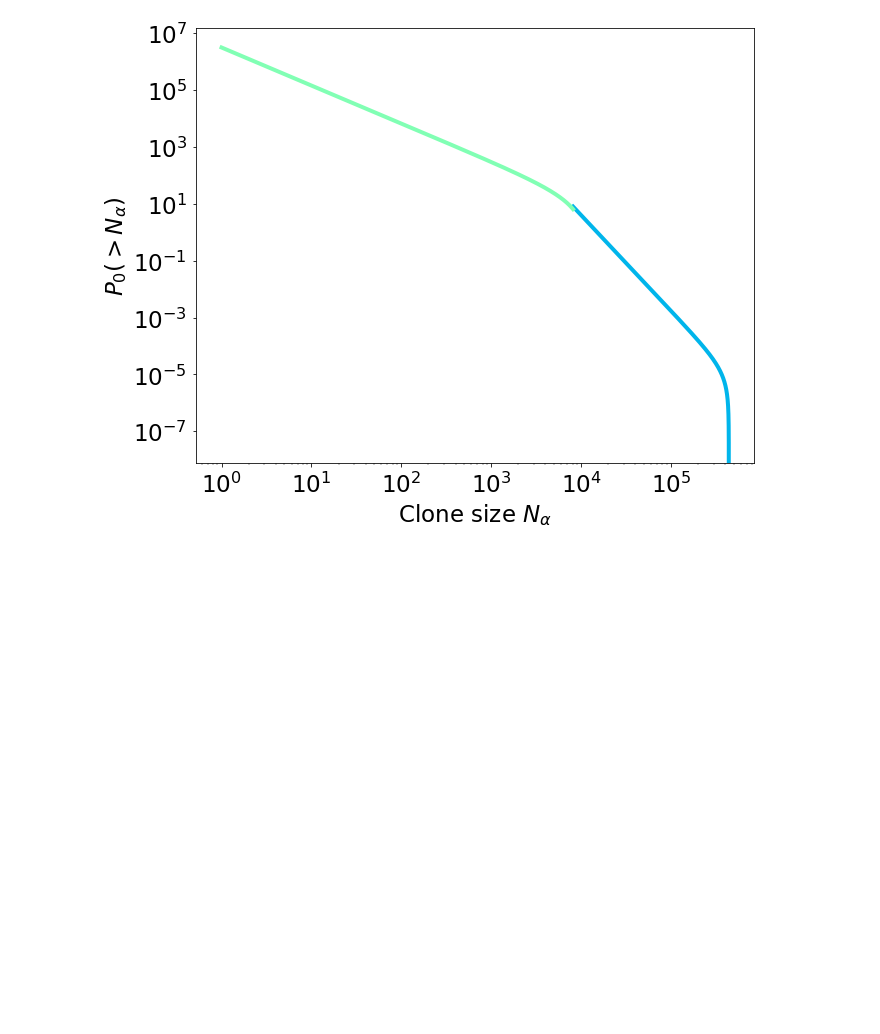
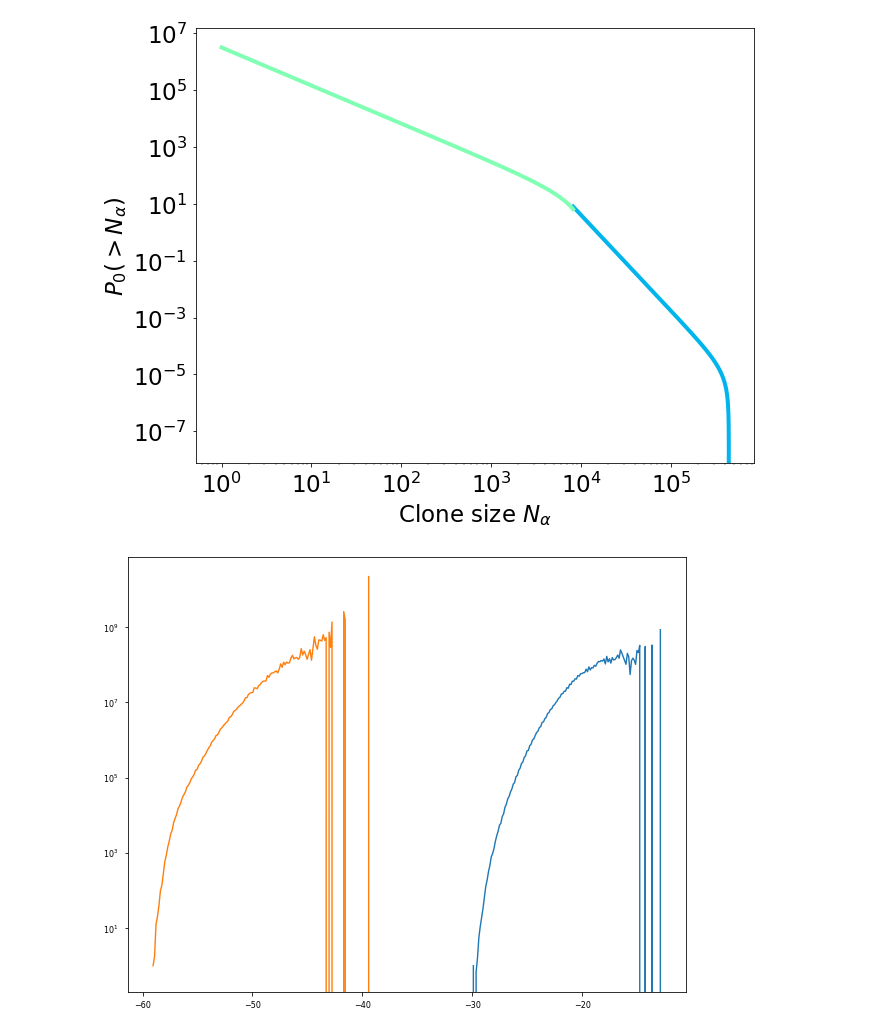
Before and after one commit to betoto008/Affinity_maturation, a Jupyter notebook: Jupyter_Notebooks/Shape_Space.ipynb, the cells around one changed output. Saved outputs shown, nothing was run; the diff lists cells and outputs as text; code cells hidden in the pictures; blank space fills up the shorter version.

```diff
--- a/Jupyter_Notebooks/Shape_Space.ipynb
+++ b/Jupyter_Notebooks/Shape_Space.ipynb
@@ -420,3 +422,21 @@ ax.set_xscale('log')
 ax.set_yscale('log')
 # %% [output]
 [figure]
+# %%
+L = 9
+N = 1e8
+colors = np.flip(plt.cm.rainbow(np.linspace(0,1,len(Ts))), axis = 0)
+markers = ['^', 'o', 's', '*', 'x']
+E_0s = np.array([])
+T = .8
+master_sequences = ['KNKKQNEKN', 'LFFMLIMMI']
+fig, ax = plt.subplots(1, 1, figsize = (10,8))
+for i, master_sequence in enumerate(master_sequences):
+    data=(np.loadtxt(Text_files_path + 'output_T-%.6f_N-%d_Antigen-'%(T, N)+master_sequence+'.txt'))
+    E = data[:,0]
+    ds = np.linspace(0, L);
+    data_E = np.histogram(E, bins ='auto', density = False);
+    ax.plot(data_E[1][:-1], data_E[0]/(np.exp(-data_E[1][:-1]/T))/(data_E[0][0]/(np.exp(-data_E[1][0]/T))))
+ax.set_yscale('log')
+# %% [output]
+[figure, added]
```
Also changed, not shown: parts of 5 cells of this notebook, 4 other files.
